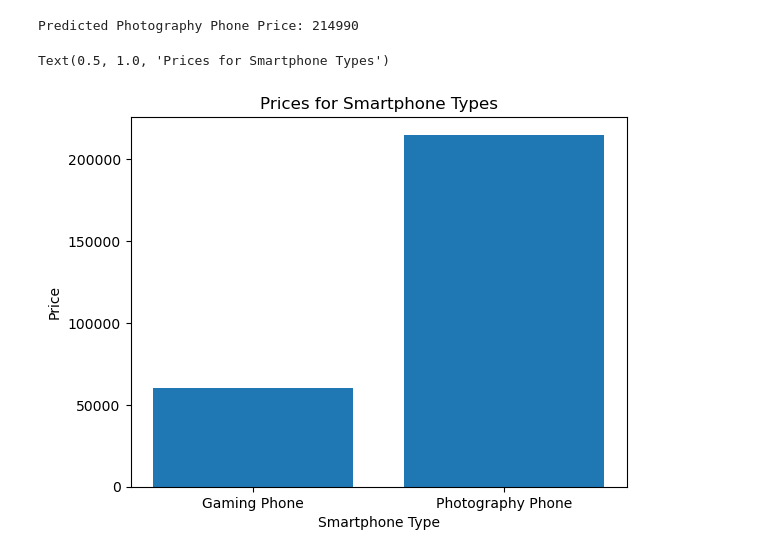
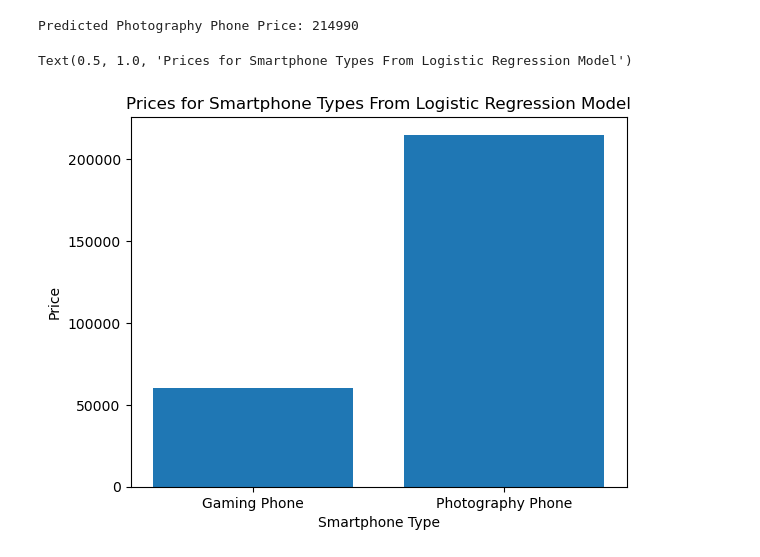
Before and after one commit to JasonRahimi2/INST414_Project, a Jupyter notebook: SemesterProjectINST414.ipynb, the cells around one changed output. Cells and saved outputs as stored; diff of their text form; code cells hidden in the pictures.

```diff
--- a/SemesterProjectINST414.ipynb
+++ b/SemesterProjectINST414.ipynb
@@ -350,12 +352,12 @@ Predicted Photography Phone Price: 214990
 # %%
 #Plot for smartphone types
 plt.bar(phone_type, logistic_model_phone_predictions)
 plt.xlabel('Smartphone Type')
 plt.ylabel('Price')
-plt.title('Prices for Smartphone Types')
+plt.title('Prices for Smartphone Types From Logistic Regression Model')
 # %% [output]
-Text(0.5, 1.0, 'Prices for Smartphone Types')
+Text(0.5, 1.0, 'Prices for Smartphone Types From Logistic Regression Model')
-[figure, old version]
+[figure, new version]
 # %%
 #Finding the best max_depth
 max_depth = []
```
Also changed, not shown: parts of 15 cells of this notebook.
